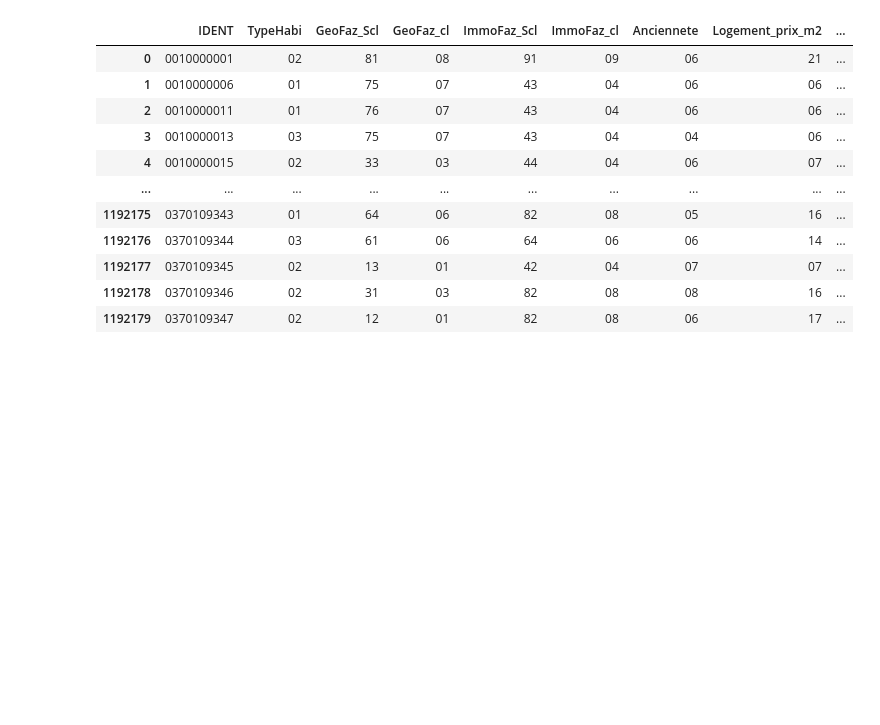
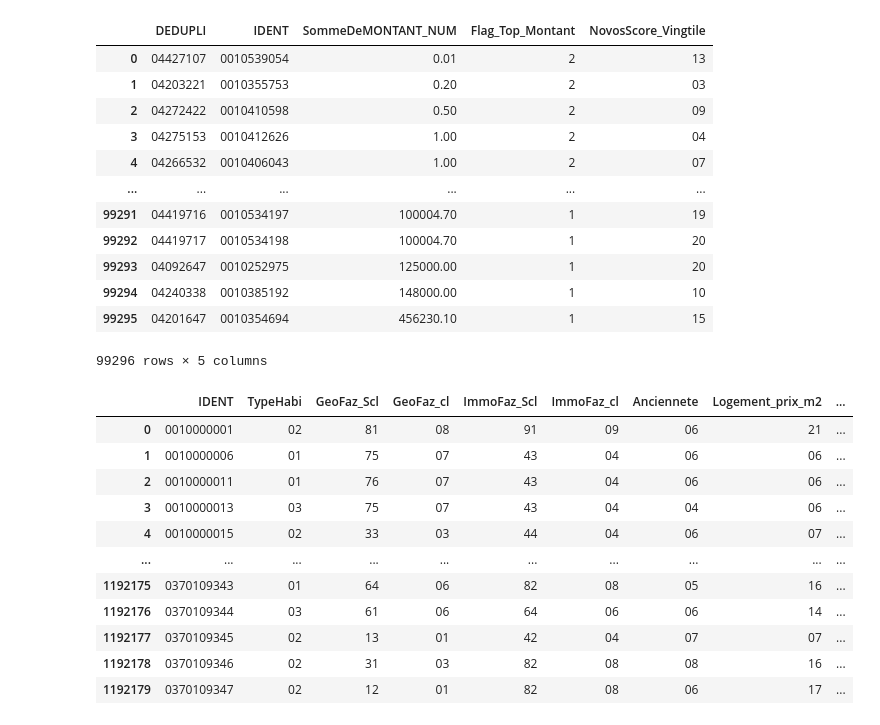
Before and after one commit to christian235711/Predict_models_fdf21, a Jupyter notebook: FDF21_Comparaison.ipynb, the cells around one changed output. Saved outputs shown, nothing was run; the diff lists cells and outputs as text; code cells hidden in the pictures; blank space fills up the shorter version.

```diff
--- a/FDF21_Comparaison.ipynb
+++ b/FDF21_Comparaison.ipynb
@@ -52,3 +52,28 @@ tableau_louis = pd.read_csv("/content/drive/MyDrive/spad_score_method_1/spad_pro
+# %%
+colonnes_montant = ["DEDUPLI", "IDENT", "SommeDeMONTANT_NUM", "Flag_Top_Montant", "NovosScore_Vingtile"]
+
+data_montant_orig = pd.read_csv("/content/drive/MyDrive/spad_score_method_1/spad_projection_FDFTOT21/DONS_FDF_N_TODAY_1ers_gestes_REF_MD.txt", sep=";", header = 0, low_memory=False, dtype=str) #, dtype=str )#, dtype='Int64')
+
+data_montant_orig.iloc[:,2]=data_montant_orig.iloc[:,2].str.replace(",",".")
+
+data_montant_orig.columns =colonnes_montant
+data_montant_orig["SommeDeMONTANT_NUM"]=data_montant_orig["SommeDeMONTANT_NUM"].astype(float)
+# %%
+data_montant_orig
+# %% [output]
+|  | DEDUPLI | IDENT | SommeDeMONTANT_NUM | Flag_Top_Montant | NovosScore_Vingtile |
+| 0 | 04427107 | 0010539054 | 0.01 | 2 | 13 |
+| 1 | 04203221 | 0010355753 | 0.20 | 2 | 03 |
+| 2 | 04272422 | 0010410598 | 0.50 | 2 | 09 |
+| 3 | 04275153 | 0010412626 | 1.00 | 2 | 04 |
+| 4 | 04266532 | 0010406043 | 1.00 | 2 | 07 |
+| ... | ... | ... | ... | ... | ... |
+| 99291 | 04419716 | 0010534197 | 100004.70 | 1 | 19 |
+| 99292 | 04419717 | 0010534198 | 100004.70 | 1 | 20 |
+| 99293 | 04092647 | 0010252975 | 125000.00 | 1 | 20 |
+| 99294 | 04240338 | 0010385192 | 148000.00 | 1 | 10 |
+| 99295 | 04201647 | 0010354694 | 456230.10 | 1 | 15 |
+99296 rows × 5 columns
 # %%
 # les noms des variables
 
```
Also changed, not shown: parts of 30 cells of this notebook.
